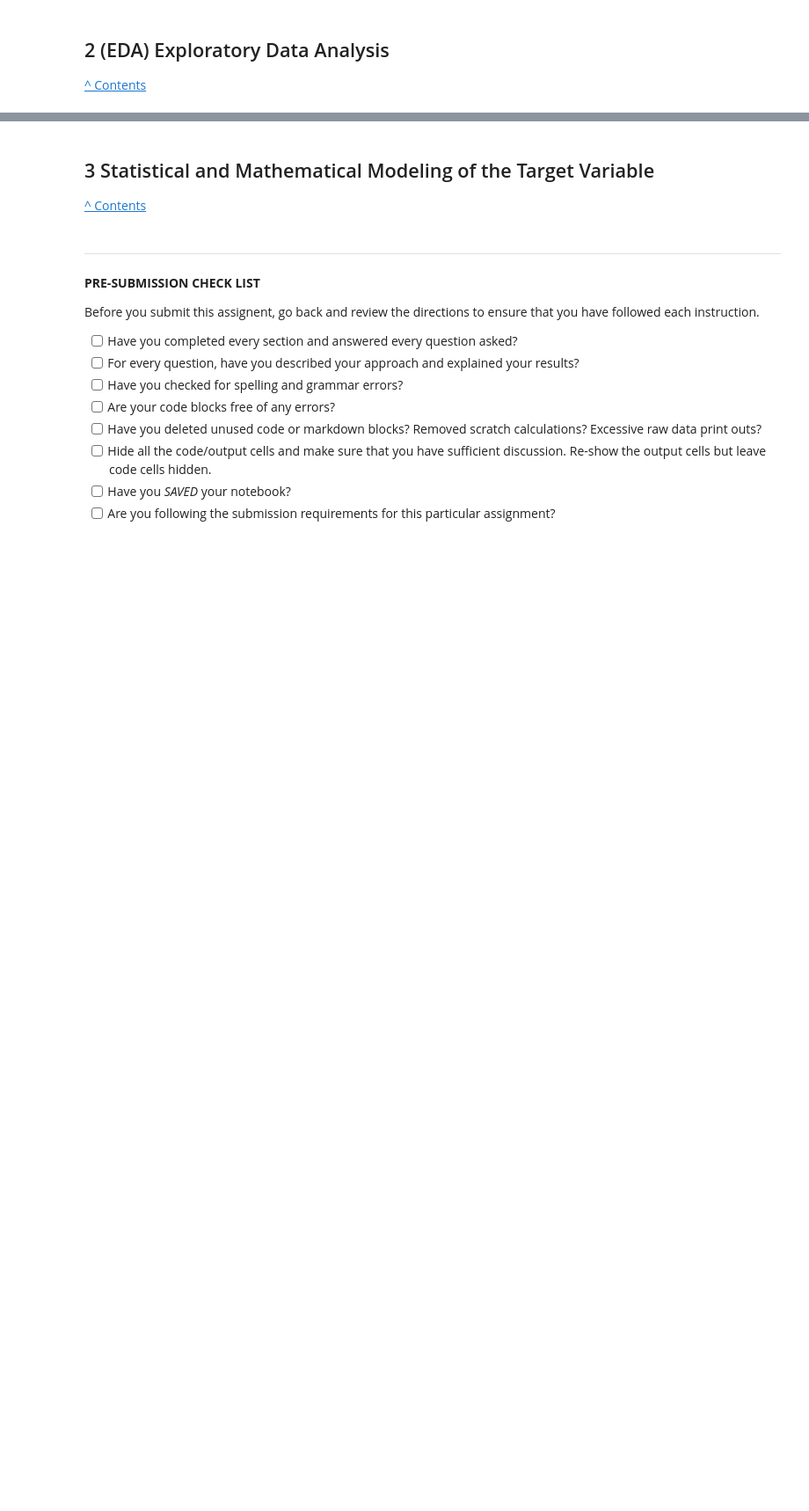
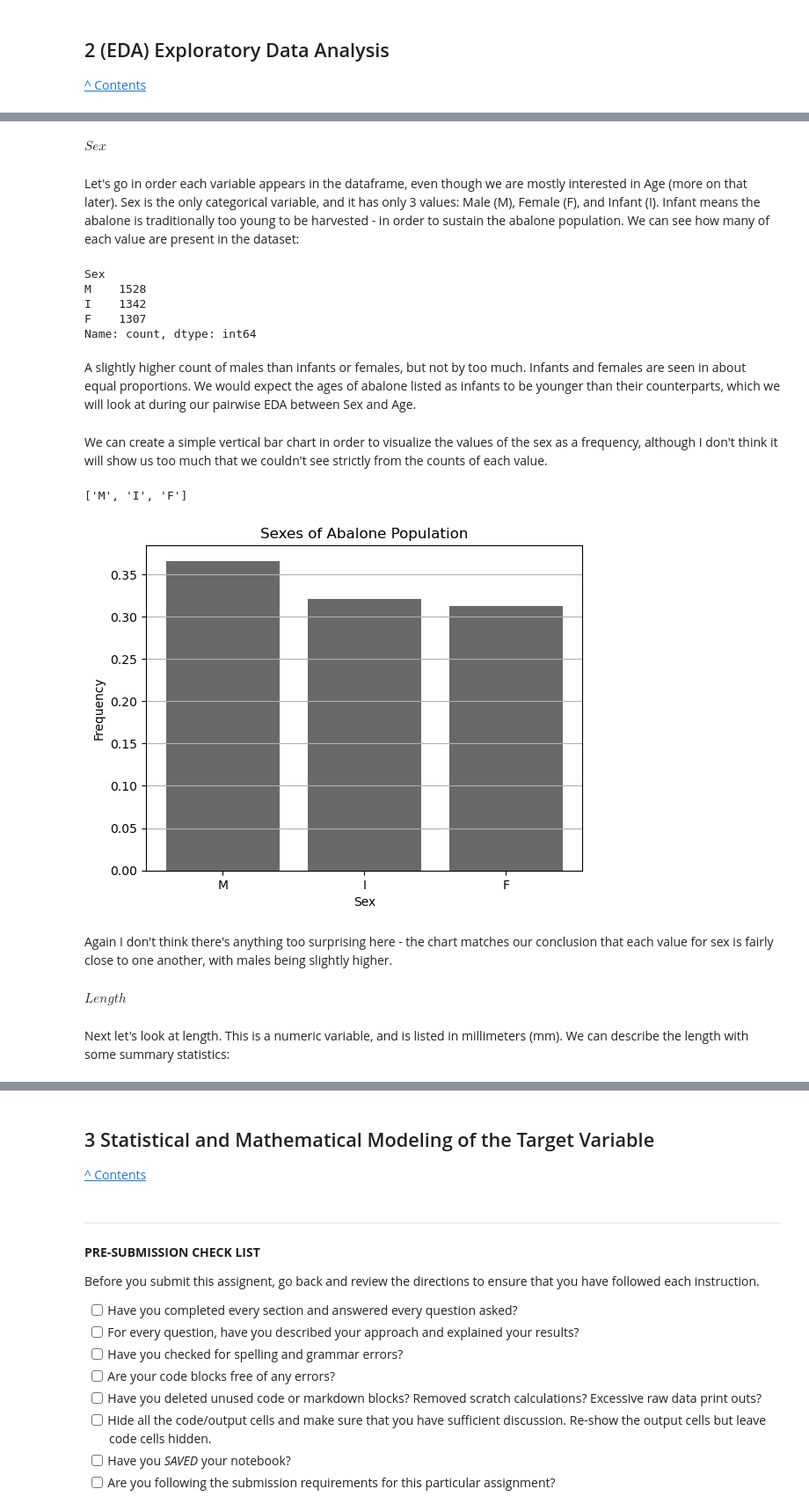
Before and after one commit to ansaridan/jhu-data-engineering-team-5, a Jupyter notebook: Problem_Set_3/Jhirsc21.ipynb, the cells around one changed output, grey strips where cells are left out. Shown at 88% size. Cells and saved outputs as stored; diff of their text form; code cells hidden in the pictures; blank space fills up the shorter version.

```diff
--- a/Problem_Set_3/Jhirsc21.ipynb
+++ b/Problem_Set_3/Jhirsc21.ipynb
@@ -94,0 +233,35 @@ df.head()
+# %% [markdown]
+$Sex$
+# %% [markdown]
+Let's go in order each variable appears in the dataframe, even though we are mostly interested in Age (more on that later). Sex is the only categorical variable, and it has only 3 values: Male (M), Female (F), and Infant (I). Infant means the abalone is traditionally too young to be harvested - in order to sustain the abalone population. We can see how many of each value are present in the dataset:
+# %%
+df['Sex'].value_counts()
+# %% [output]
+Sex
+M    1528
+I    1342
+F    1307
+Name: count, dtype: int64
+# %% [markdown]
+A slightly higher count of males than infants or females, but not by too much. Infants and females are seen in about equal proportions. We would expect the ages of abalone listed as infants to be younger than their counterparts, which we will look at during our pairwise EDA between Sex and Age.
+# %% [markdown]
+We can create a simple vertical bar chart in order to visualize the values of the sex as a frequency, although I don't think it will show us too much that we couldn't see strictly from the counts of each value.
+# %%
+sexes = sorted(df['Sex'].unique())[::-1]
+counts = df['Sex'].value_counts(normalize=True).sort_values(ascending=False)
+
+plt.bar(sexes, counts, color='dimgray')
+plt.title('Sexes of Abalone Population')
+plt.xlabel('Sex')
+plt.ylabel('Frequency')
+
+plt.grid(axis='y')
+# %% [output]
+['M', 'I', 'F']
+[figure, added]
+# %% [markdown]
+Again I don't think there's anything too surprising here - the chart matches our conclusion that each value for sex is fairly close to one another, with males being slightly higher.
+# %% [markdown]
+$Length$
+# %% [markdown]
+Next let's look at length. This is a numeric variable, and is listed in millimeters (mm). We can describe the length with some summary statistics:
```
Also changed, not shown: parts of 49 cells of this notebook.
